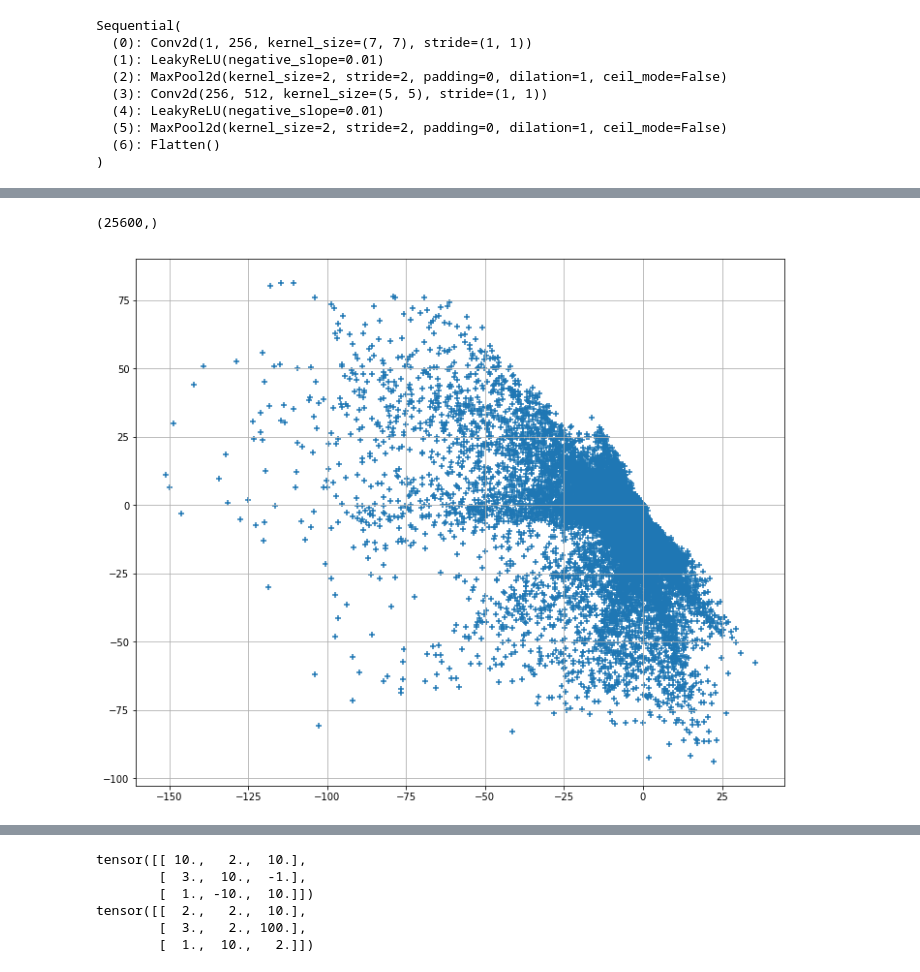
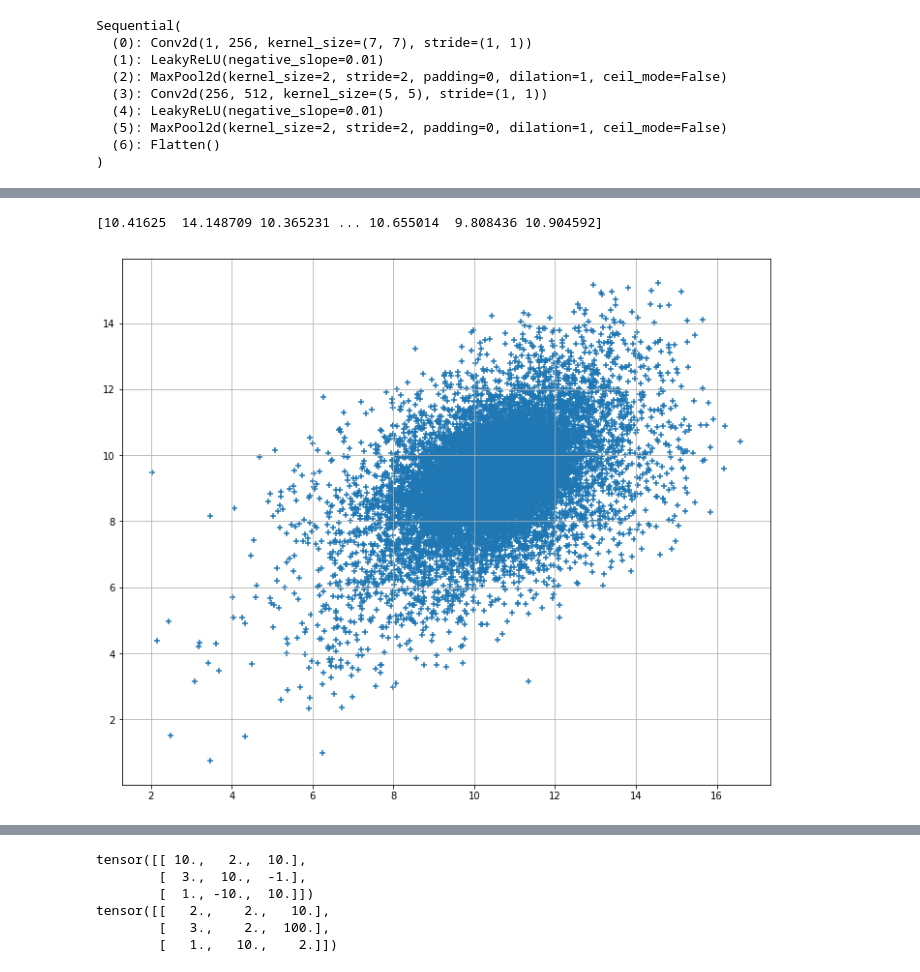
Before and after one commit to DahaKot/Deep-Weight-Prior, a Jupyter notebook: vae.ipynb, the cells around one changed output, grey strips where cells are left out. Drawn from its saved outputs; the diff is of its cells as text; code cells hidden in the pictures.

```diff
--- a/vae.ipynb
+++ b/vae.ipynb
@@ -44,7 +46,7 @@ BATCH_SIZE = 1
 device = 'cpu'
 # %%
 #read data
-PATH = './Learned models/models_notMNIST/model_'
+PATH = './models_notMNIST/model_'
 weights_paths = []
 learned_models = []
 for i in range(100):
@@ -100,15 +89,16 @@ train_loader = DataLoader(dataset=weights, batch_size=BATCH_SIZE, shuffle=True)
 #cuda!
 #test on colab at least one iteration
 class VAE(nn.Module):
-    def __init__(self, d = Z_DIM):
+    def __init__(self, D, d = Z_DIM):
         super(VAE, self).__init__()
-        self.encoder = Encoder()
-        self.decoder = Decoder()
+        self.encoder = Encoder(d, D)
+        self.decoder = Decoder(d, D)
 
         #d - for latent space
         self.d = d
+        self.D = D
 
-    def count_vlb(self, X):
+    def count_vlb(self, X, i):
         #get parameters of z distribution
         mu_z, var_z = self.encoder(X)
 
@@ -123,14 +113,14 @@ class VAE(nn.Module):
         diagn = torch.distributions.Independent(normal, 1)
 
         #count loss
-        latent_loss = torch.sum(var_x + mu_x**2 - 0.5 * torch.log(var_x) - 1)
+        latent_loss = 0.5 * torch.sum(var_x + mu_x**2 - torch.log(var_x+1e-12) - 1)
         reconstruction_loss = diagn.log_prob(X)
 
         #coefs are to be chosen
-        return -1*(torch.sum(reconstruction_loss) - torch.sum(latent_loss))
+        return -(torch.sum(reconstruction_loss) - latent_loss), latent_loss, torch.sum(reconstruction_loss)
 
     def generate_samples(self, num_samples):
-        z = torch.cuda.FloatTensor(np.random.normal(0, 1, size=[num_samples, self.d]))
+        z = torch.FloatTensor(np.random.normal(0, 1, size=[num_samples, self.d, 1, 1]))
         return self.decoder(z)
 # %%
 class Encoder(nn.Module):
@@ -188,29 +181,36 @@ class Decoder(nn.Module):
         return mu, var
 # %%
 #Adam optimizer with linear learning rate decay from 1e-3 to 0.
-vae = VAE(Z_DIM)
-optimizer = torch.optim.Adam(vae.parameters(), lr=1e-3, weight_decay = 1e-3/N_EPOCHS)
+vae = VAE(49)
+optimizer = torch.optim.Adam(vae.parameters(), lr=1e-2)
 # %%
 loss_list = []
+kl_loss_list = []
+l2_loss_list = []
 N_STEPS = len(train_loader)
 print(N_STEPS)
 
 #train network
 for j in range(N_EPOCHS):
-    for k, (images) in enumerate(train_loader):
+    for k, images in enumerate(train_loader):
         #forward
         images = images.view(images.size()[0]*images.size()[1], 1, 7, -1)
         images = images.to(device)
-        vlb = vae.count_vlb(images)
+        vlb, kl, l2 = vae.count_vlb(images, j*N_EPOCHS + k)
 
         #backward
         optimizer.zero_grad()
         vlb.backward()
         optimizer.step()
 
+        if j % 50 == 0:
+            optimizer = torch.optim.Adam(vae.parameters(), lr=1e-2*(1 - j/N_EPOCHS))
+
         loss_list.append(vlb.item())
+        kl_loss_list.append(kl)
+        l2_loss_list.append(l2)
 
-        if k % STAT_STEP == 0:
+        if k % STAT_STEP == 0 and j % 10 == 0:
             print('Epoch {}/{}, Step {}/{}, Loss: {}'
                   .format(j, N_EPOCHS, k, N_STEPS, vlb.item()))
 # %% [output]
@@ -248,27 +251,28 @@ torch.save(vae.state_dict(), "vae_mnist.pth")
 # %%
-vae.load_state_dict(torch.load("vae_mnist.pth"))
+vae.load_state_dict(torch.load("vae_weights.pth"))
 
 mu_list = []
 
 with torch.no_grad():
     for k, images in enumerate(train_loader):
         images = images.view(images.size()[0]*images.size()[1], 1, 7, -1)
         images = images.to(device)
+
         mu, var  = vae.encoder(images)
         mu = mu.cpu().numpy()
         mu_list.append(mu)
 
 mu = np.concatenate(mu_list)
 mu = np.squeeze(mu, axis = 2)
 mu = np.squeeze(mu, axis = 2)
 
-print(mu[:, 0].shape)
+print(mu[:, 0])
 
 plt.figure(figsize=(12, 10))
 
 plt.scatter(mu[:, 0], mu[:, 1], marker = '+')
 
 plt.grid()
 # %% [output]
-(25600,)
+[10.41625  14.148709 10.365231 ... 10.655014  9.808436 10.904592]
-[figure, old version]
+[figure, new version]
```
Also changed, not shown: parts of 12 cells of this notebook, 1 other file.
